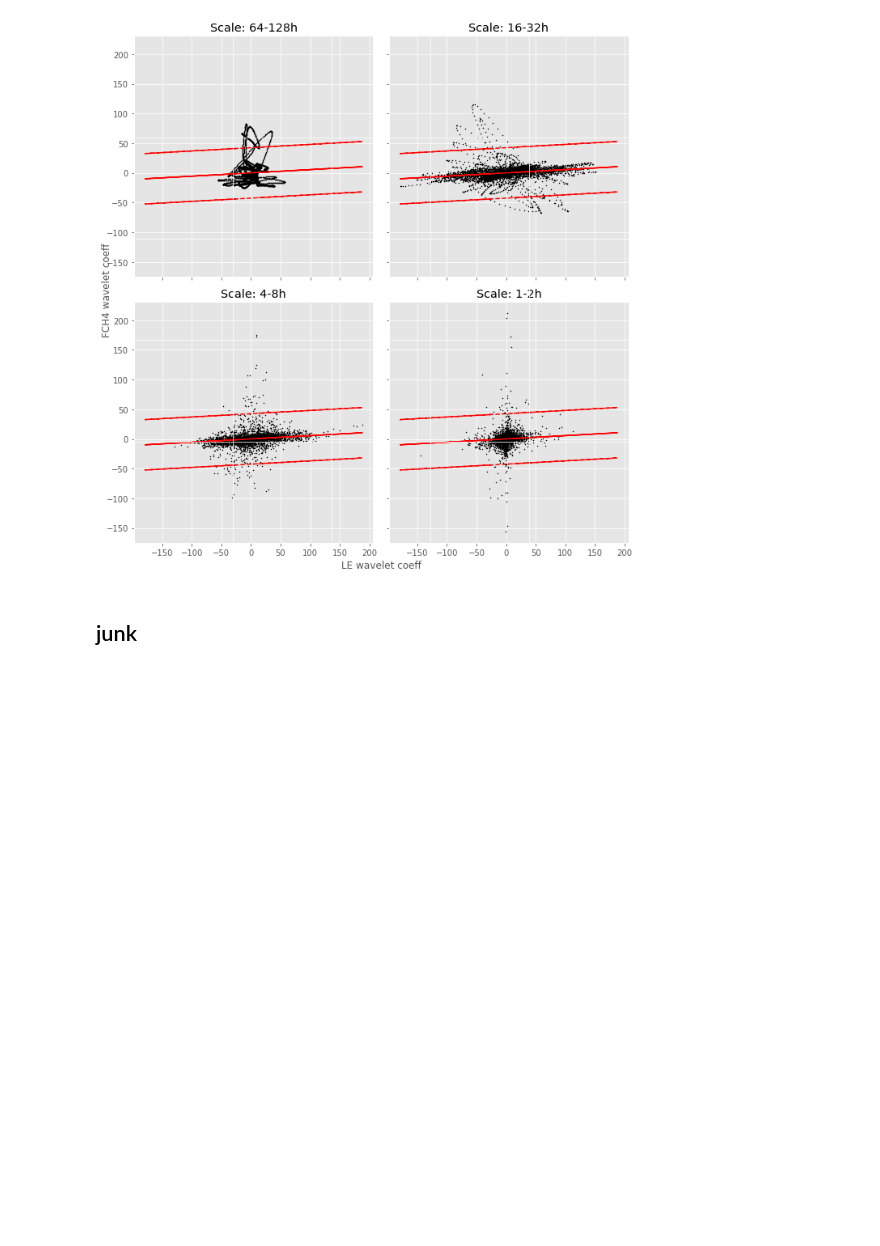
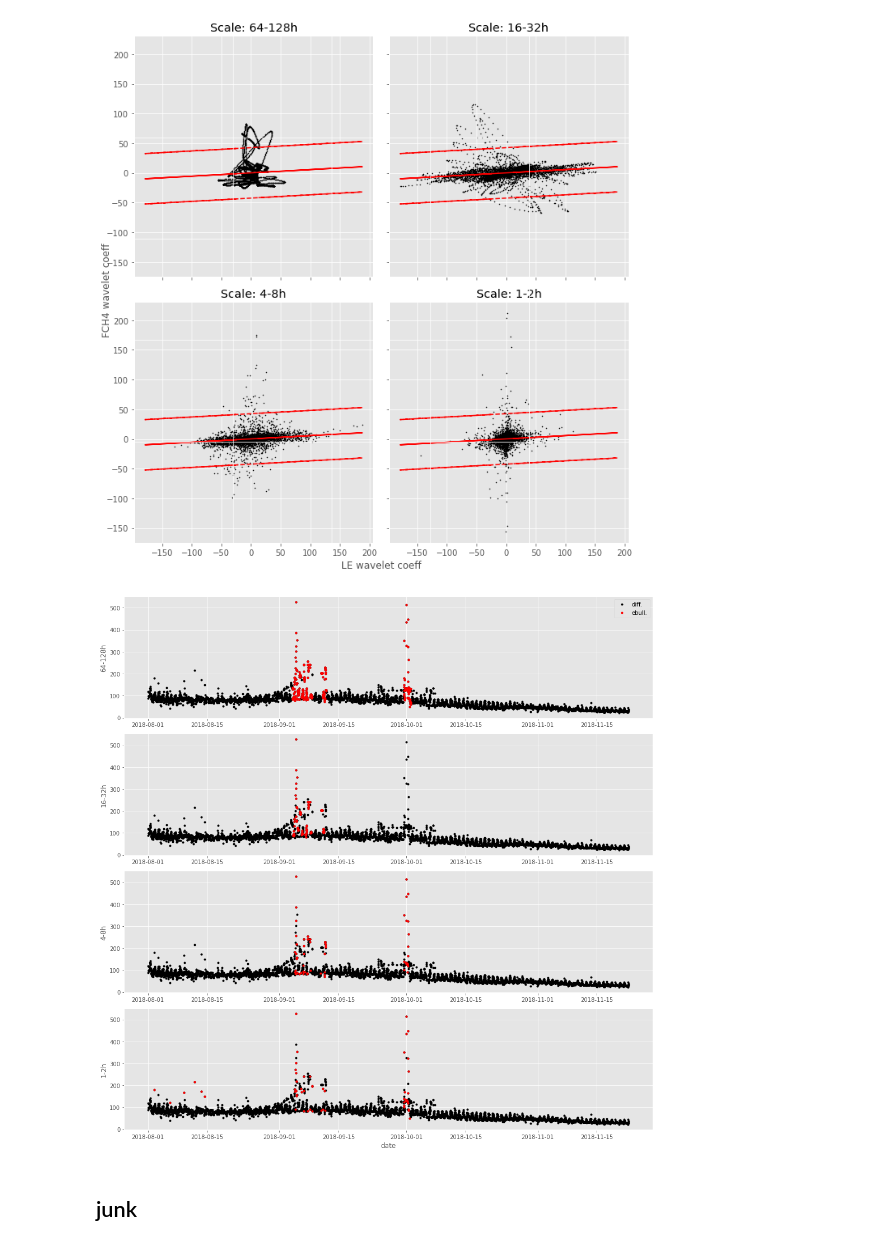
Before and after one commit to ottobriner/wavelet-partition, a Jupyter notebook: FLX_JP-BBY.ipynb, the cells around one changed output. Cells and saved outputs as stored; diff of their text form; code cells hidden in the pictures; blank space fills up the shorter version.

```diff
--- a/FLX_JP-BBY.ipynb
+++ b/FLX_JP-BBY.ipynb
@@ -135,6 +121,15 @@ rmsd = np.sqrt(mean_squared_error(cMflat, pred))
 rmsd
 # %% [output]
 14.154858609249343
+# %%
+for j in range(len(csumM)):
+    FCH4w = df.loc[dfw.index, 'FCH4_w{}'.format(j)].to_numpy().reshape(-1, 1)
+    predw = pred[j*len(dfw.index):j*len(dfw.index) + len(dfw.index)]
+    for i in range(len(dfw.index)):
+        if (FCH4w[i] < predw[i] + 3*rmsd) & (FCH4w[i] > predw[i] - 3*rmsd):
+            df.loc[dfw.index[i], 'FCH4_w{}d'.format(j)] = 1.
+        else:
+            df.loc[dfw.index[i], 'FCH4_w{}d'.format(j)] = 0.
 # %%
 fig, ax = plt.subplots(1, 1, figsize = (12,12))
 
@@ -153,5 +148,20 @@ cLEpd = pd.DataFrame(csumLE).transpose()
 p.scattercoef(cLEpd, cMpd, cLEflat, pred, rmsd, xlabel='LE wavelet coeff', ylabel='FCH4 wavelet coeff')
 # %% [output]
 [figure]
+# %%
+fig, ax = plt.subplots(4, 1, figsize=(14,14))
+
+for j in range(4):
+    ax[j].plot(dfw.index, df.loc[dfw.index, 'FCH4_F'], 'k.',
+           df.loc[df['FCH4_w{}d'.format(j)]==0].index, df.loc[df.loc[df['FCH4_w{}d'.format(j)]==0].index, 'FCH4_F'], 'r.')
+    ax[3-j].set(ylabel = '{0}-{1}h'.format(2**(2*j),2**(2*j)*2))
+
+ax[-1].set_xlabel('date')
+ax[0].legend(['diff.', 'ebull.'])
+#plt.savefig('plot/20210603_part_BBY.jpeg')
+plt.tight_layout()
+plt.show()
+# %% [output]
+[figure, added]
 # %% [markdown]
 ## junk
```
Also changed, not shown: parts of 8 cells of this notebook, 1 other file.
